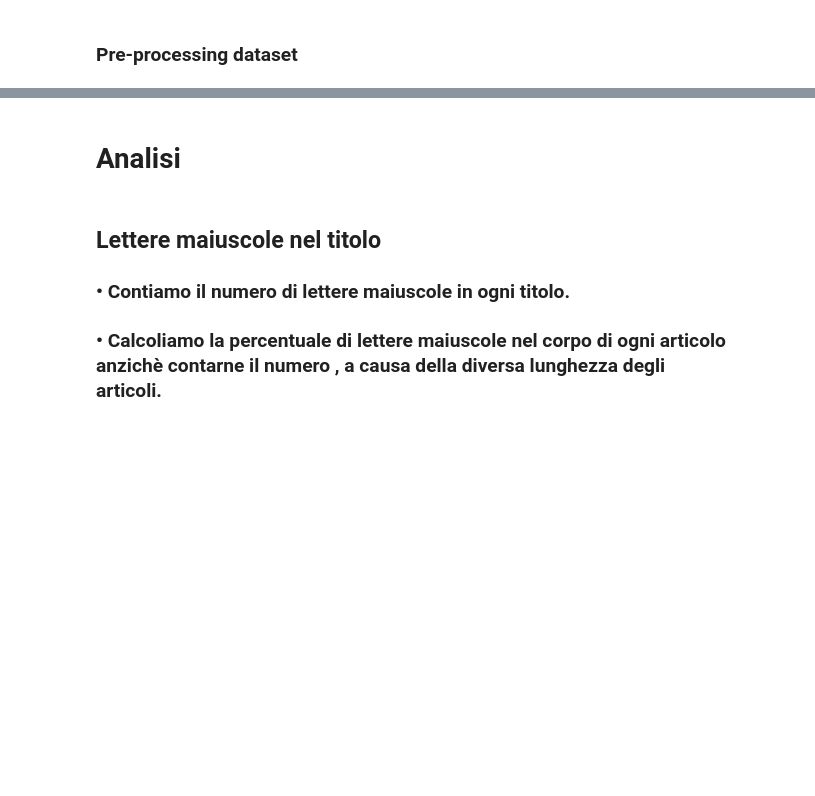
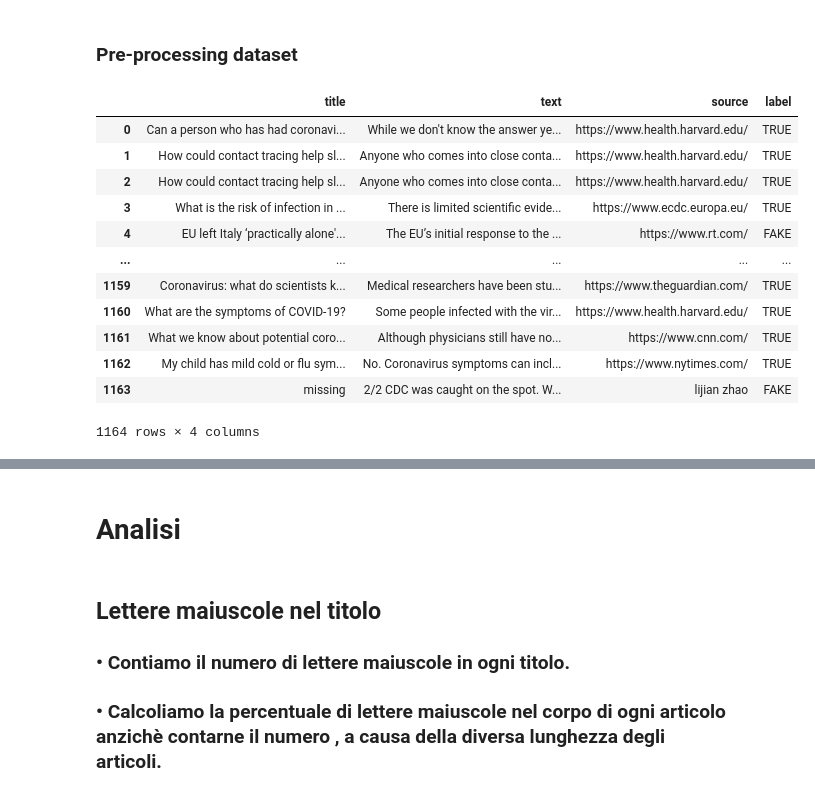
Before and after one commit to alescardicchio/COVID19-FakeNewsDetection, a Jupyter notebook: covidfakenews.ipynb, the cells around one changed output, grey strips where cells are left out. Cells and saved outputs as stored; diff of their text form; code cells hidden in the pictures; blank space fills up the shorter version.

```diff
--- a/covidfakenews.ipynb
+++ b/covidfakenews.ipynb
@@ -9,20 +35,39 @@ dataset = pd.read_csv("./dataset/corona_fake.csv")
 ### Pre-processing dataset
 # %%
 # formattazione
-dataset.loc[dataset['label'] == 'Fake', ['label']] = 'FAKE'
-dataset.loc[dataset['label'] == 'fake', ['label']] = 'FAKE'
-dataset.loc[dataset['source'] == 'facebook', ['source']] = 'https://facebook.com'
+dataset['label'] = dataset['label'].str.upper()  #trasforma tutta la colonna label in maiuscolo
+dataset['source'] = dataset['source'].str.lower()  # trasorma tutta la colonna source in minuscolo
+dataset.loc[dataset['source'] == 'facebook', ['source']] = 'https://facebook.com/'
+dataset.loc[dataset['source'] == 'twitter', ['source']] = 'https://twitter.com/'
+dataset.loc[dataset['source'] == 'youtube', ['source']] = 'https://youtube.com/'
 
 # assegnazione esplicita delle label in seguito ad accertamenti
 dataset.loc[5]['label'] = 'FAKE'
 dataset.loc[15]['label'] = 'TRUE'
 dataset.loc[43]['label'] = 'FAKE'
 dataset.loc[131]['label'] = 'TRUE'
 dataset.loc[242]['label'] = 'FAKE'
 
 dataset.text.fillna(dataset.title, inplace=True)
 dataset = dataset.sample(frac=1).reset_index(drop=True)
 
 # replace dei NaN
 dataset.title.fillna('missing', inplace=True)
 dataset.source.fillna('missing', inplace=True)
+
+#dataset.label.value_counts()
+dataset
+# %% [output]
+|  | title | text | source | label |
+| 0 | Can a person who has had coronavi... | While we don't know the answer ye... | https://www.health.harvard.edu/ | TRUE |
+| 1 | How could contact tracing help sl... | Anyone who comes into close conta... | https://www.health.harvard.edu/ | TRUE |
+| 2 | How could contact tracing help sl... | Anyone who comes into close conta... | https://www.health.harvard.edu/ | TRUE |
+| 3 | What is the risk of infection in ... | There is limited scientific evide... | https://www.ecdc.europa.eu/ | TRUE |
+| 4 | EU left Italy ‘practically alone'... | The EU’s initial response to the ... | https://www.rt.com/ | FAKE |
+| ... | ... | ... | ... | ... |
+| 1159 | Coronavirus: what do scientists k... | Medical researchers have been stu... | https://www.theguardian.com/ | TRUE |
+| 1160 | What are the symptoms of COVID-19? | Some people infected with the vir... | https://www.health.harvard.edu/ | TRUE |
+| 1161 | What we know about potential coro... | Although physicians still have no... | https://www.cnn.com/ | TRUE |
+| 1162 | My child has mild cold or flu sym... | No. Coronavirus symptoms can incl... | https://www.nytimes.com/ | TRUE |
+| 1163 | missing | 2/2 CDC was caught on the spot. W... | lijian zhao | FAKE |
+1164 rows × 4 columns
```
Also changed, not shown: parts of 30 cells of this notebook.
